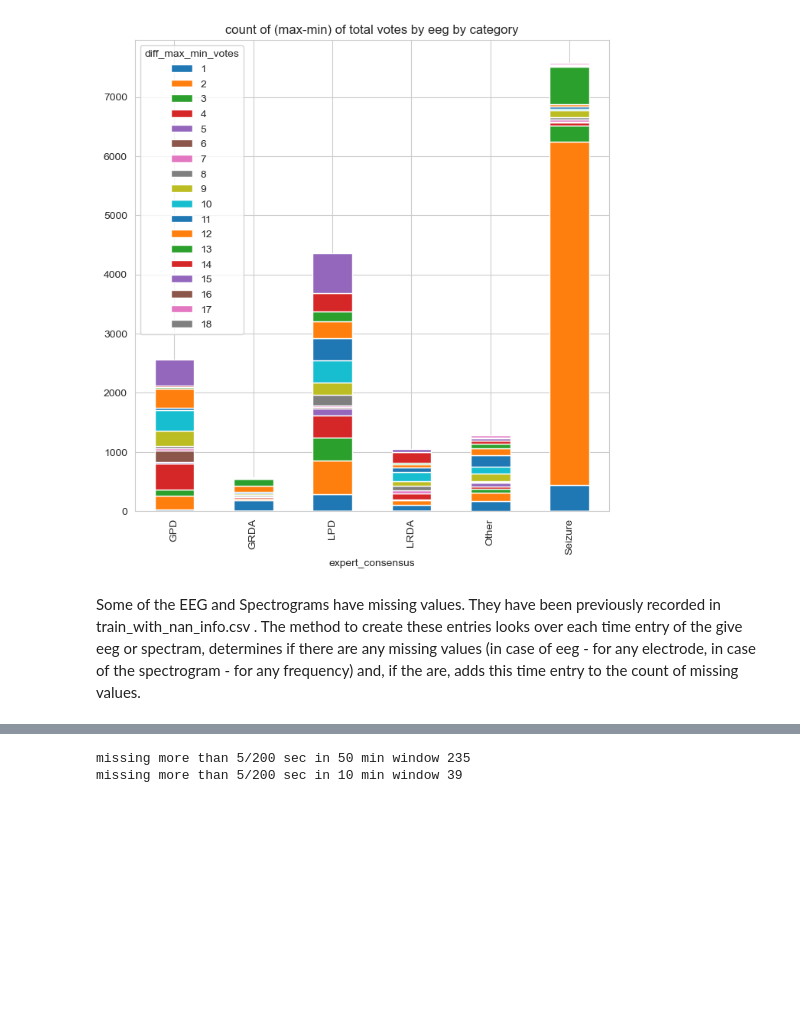
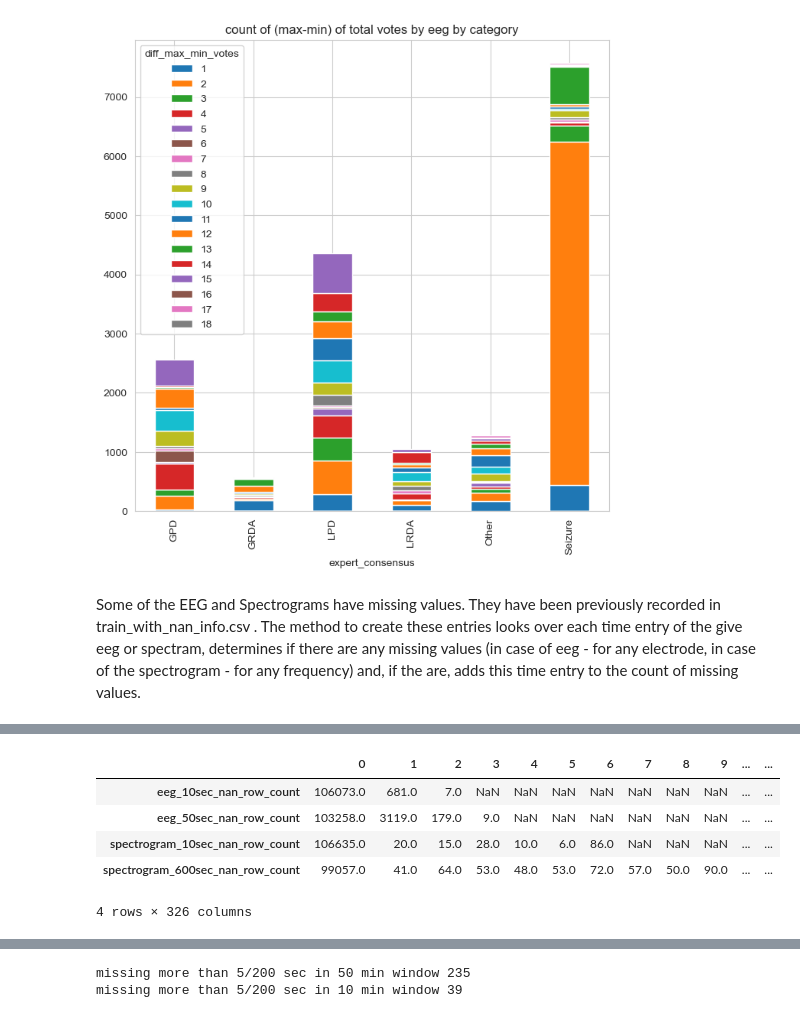
Before and after one commit to limac246/brainActivity2024, a Jupyter notebook: scripts/EDA_merged.ipynb, the cells around one changed output, grey strips where cells are left out. Saved outputs shown, nothing was run; the diff lists cells and outputs as text; code cells hidden in the pictures; blank space fills up the shorter version.

```diff
--- a/scripts/EDA_merged.ipynb
+++ b/scripts/EDA_merged.ipynb
@@ -253,3 +253,13 @@ train.head()
 | 2 | 1628180742 | 2 | 8.0 | 353733 | 2 | 8.0 | ... |
 | 3 | 1628180742 | 3 | 18.0 | 353733 | 3 | 18.0 | ... |
 | 4 | 1628180742 | 4 | 24.0 | 353733 | 4 | 24.0 | ... |
+# %%
+nan_counts=['eeg_50sec_nan_row_count','eeg_10sec_nan_row_count', 'spectrogram_600sec_nan_row_count', 'spectrogram_10sec_nan_row_count' ]
+train[nan_counts].stack(future_stack=True).groupby(level=[1]).value_counts().unstack()
+# %% [output]
+|  | 0 | 1 | 2 | 3 | 4 | 5 | 6 | 7 | 8 | 9 | ... | ... |
+| eeg_10sec_nan_row_count | 106073.0 | 681.0 | 7.0 | NaN | NaN | NaN | NaN | NaN | NaN | NaN | ... | ... |
+| eeg_50sec_nan_row_count | 103258.0 | 3119.0 | 179.0 | 9.0 | NaN | NaN | NaN | NaN | NaN | NaN | ... | ... |
+| spectrogram_10sec_nan_row_count | 106635.0 | 20.0 | 15.0 | 28.0 | 10.0 | 6.0 | 86.0 | NaN | NaN | NaN | ... | ... |
+| spectrogram_600sec_nan_row_count | 99057.0 | 41.0 | 64.0 | 53.0 | 48.0 | 53.0 | 72.0 | 57.0 | 50.0 | 90.0 | ... | ... |
+4 rows × 326 columns
```
Also changed, not shown: parts of 2 cells of this notebook.
